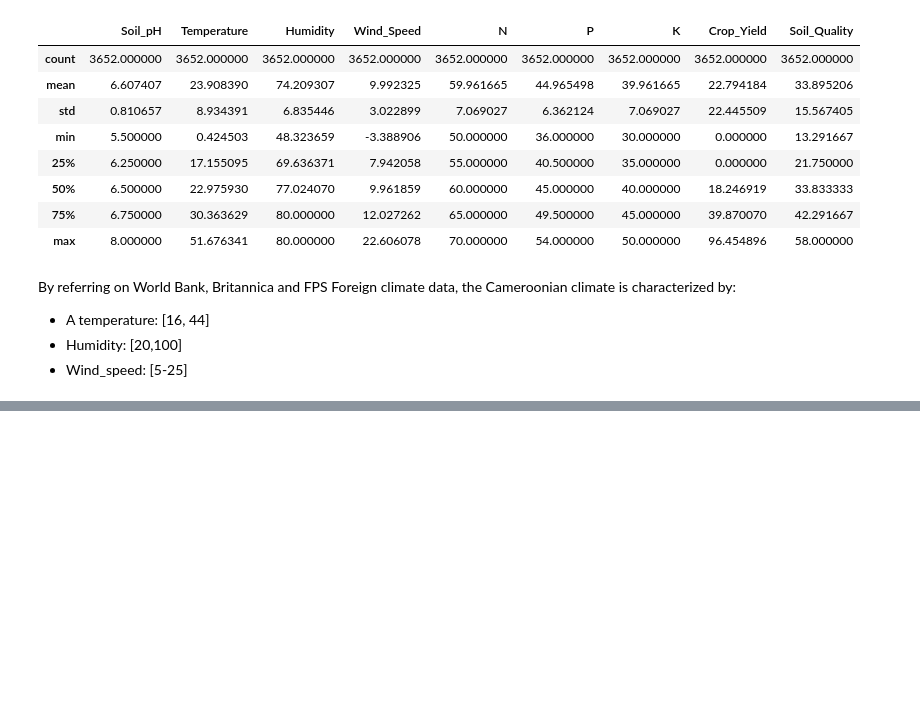
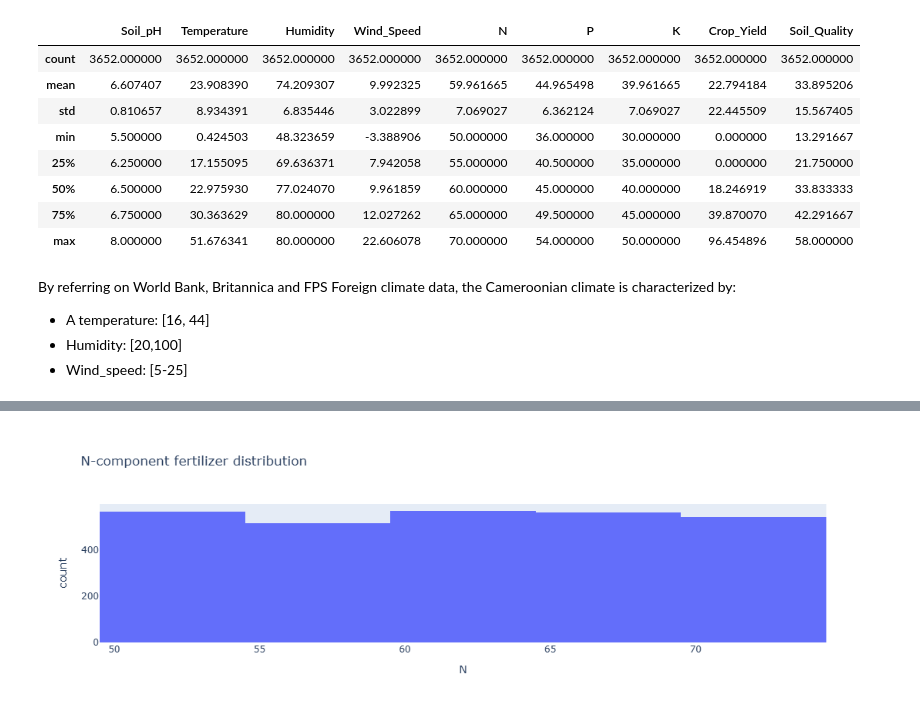
Before and after one commit to AtlasGreenEye/crop-yield-prediction, a Jupyter notebook: tomato-yield-predictor.ipynb, the cells around one changed output, grey strips where cells are left out. Cells and saved outputs as stored; diff of their text form; code cells hidden in the pictures; blank space fills up the shorter version.

```diff
--- a/tomato-yield-predictor.ipynb
+++ b/tomato-yield-predictor.ipynb
@@ -110,0 +144,6 @@ cmr_df = tomato_df[(tomato_df['temperature']<=44)
+# %%
+px.histogram(tomato_cmr_df,
+            x='N',
+            title='N-component fertilizer distribution')
+# %% [output]
+[figure, added]
```
Also changed, not shown: parts of 12 cells of this notebook.
